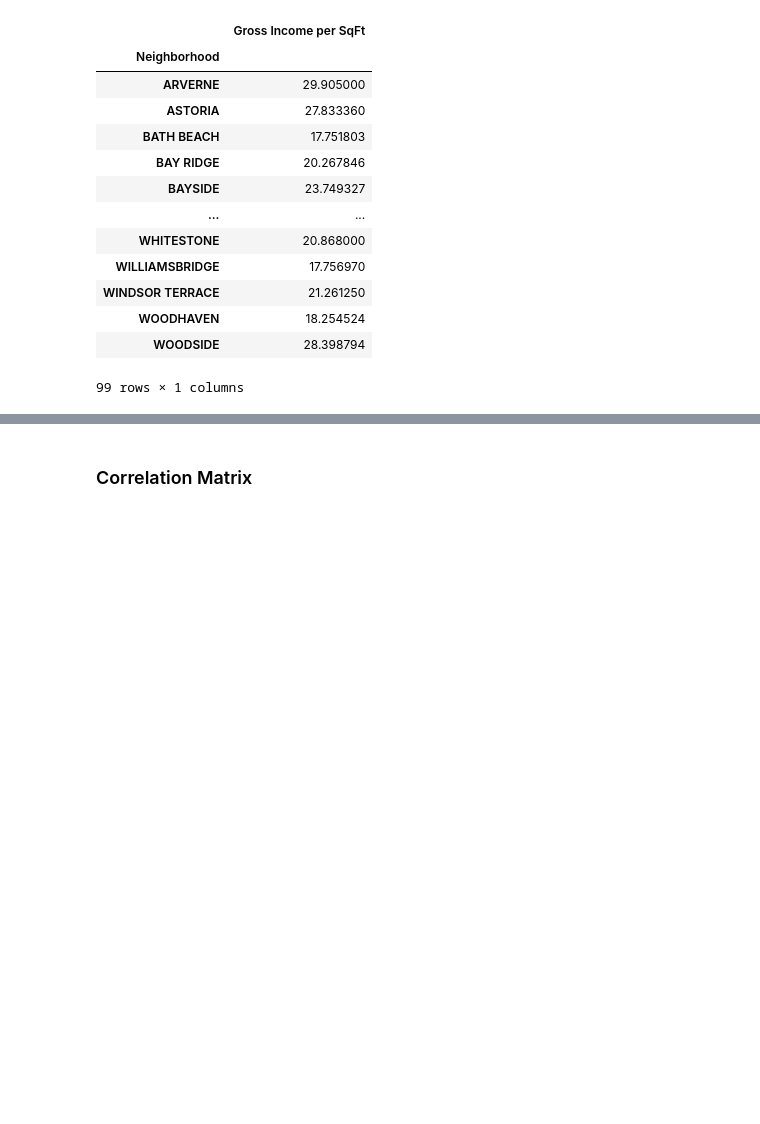
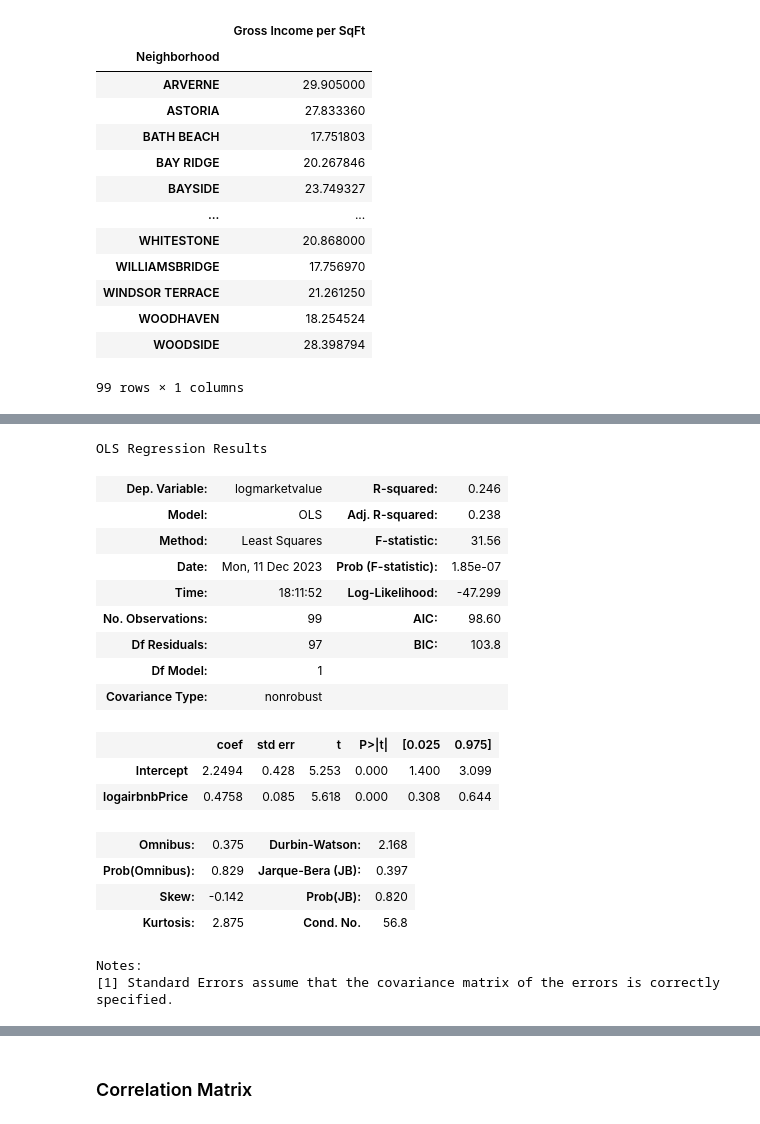
Before and after one commit to colorpool/FinalPro_NYCAirbnb, a Jupyter notebook: Airbnb_2023_11.ipynb, the cells around one changed output, grey strips where cells are left out. Saved outputs shown, nothing was run; the diff lists cells and outputs as text; code cells hidden in the pictures; blank space fills up the shorter version.

```diff
--- a/Airbnb_2023_11.ipynb
+++ b/Airbnb_2023_11.ipynb
@@ -518,0 +446,23 @@ filtered_Rental_grossIncome
+# %%
+lmairbnbPrice = smf.ols('logmarketvalue~logairbnbPrice', data=dataLog).fit()
+lmairbnbPrice.summary()
+# %% [output]
+OLS Regression Results
+| Dep. Variable: | logmarketvalue | R-squared: | 0.246 |
+| Model: | OLS | Adj. R-squared: | 0.238 |
+| Method: | Least Squares | F-statistic: | 31.56 |
+| Date: | Mon, 11 Dec 2023 | Prob (F-statistic): | 1.85e-07 |
+| Time: | 18:11:52 | Log-Likelihood: | -47.299 |
+| No. Observations: | 99 | AIC: | 98.60 |
+| Df Residuals: | 97 | BIC: | 103.8 |
+| Df Model: | 1 |  |  |
+| Covariance Type: | nonrobust |  |  |
+|  | coef | std err | t | P>|t| | [0.025 | 0.975] |
+| Intercept | 2.2494 | 0.428 | 5.253 | 0.000 | 1.400 | 3.099 |
+| logairbnbPrice | 0.4758 | 0.085 | 5.618 | 0.000 | 0.308 | 0.644 |
+| Omnibus: | 0.375 | Durbin-Watson: | 2.168 |
+| Prob(Omnibus): | 0.829 | Jarque-Bera (JB): | 0.397 |
+| Skew: | -0.142 | Prob(JB): | 0.820 |
+| Kurtosis: | 2.875 | Cond. No. | 56.8 |
+Notes:
+[1] Standard Errors assume that the covariance matrix of the errors is correctly specified.
```
Also changed, not shown: parts of 35 cells of this notebook.
